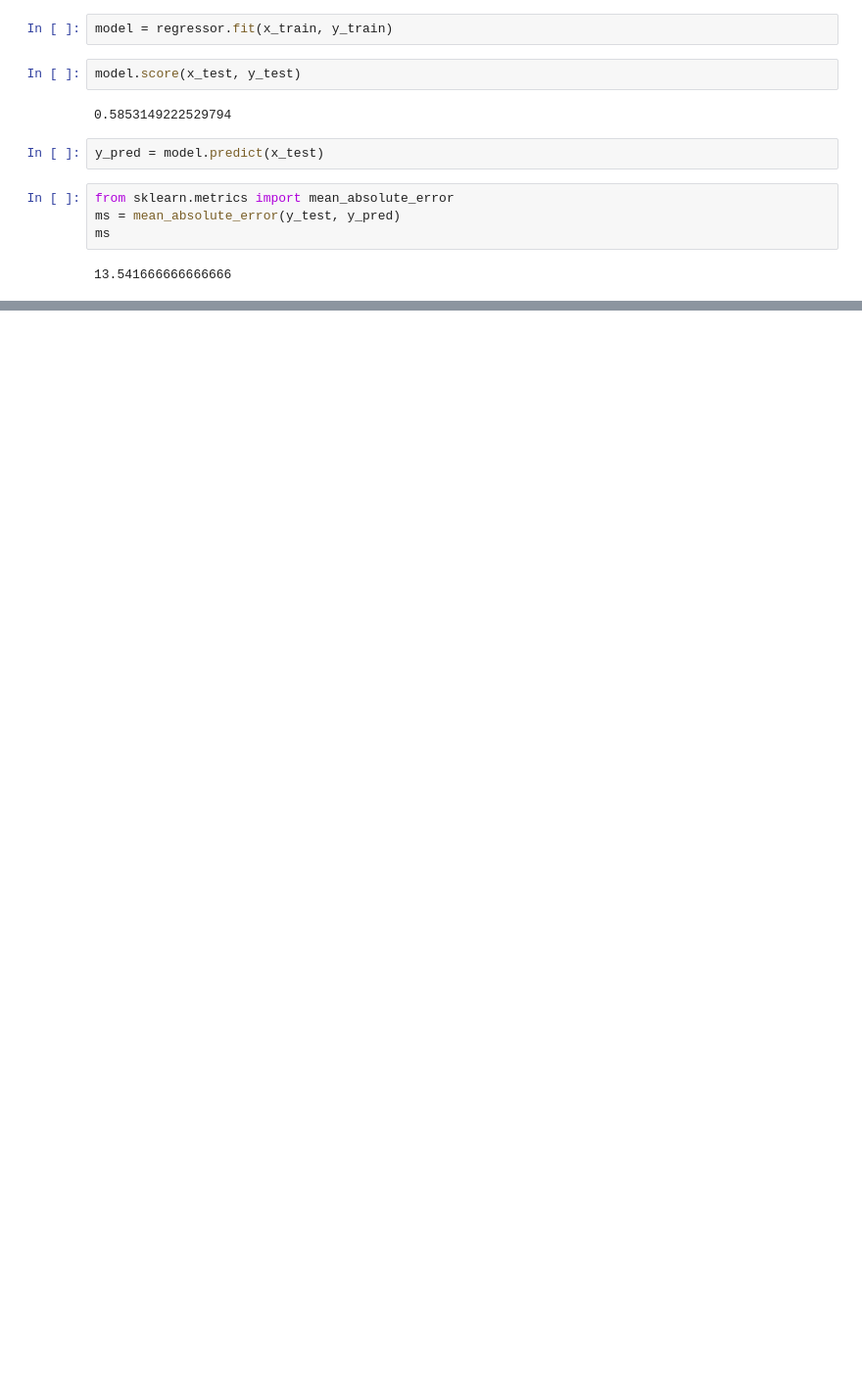
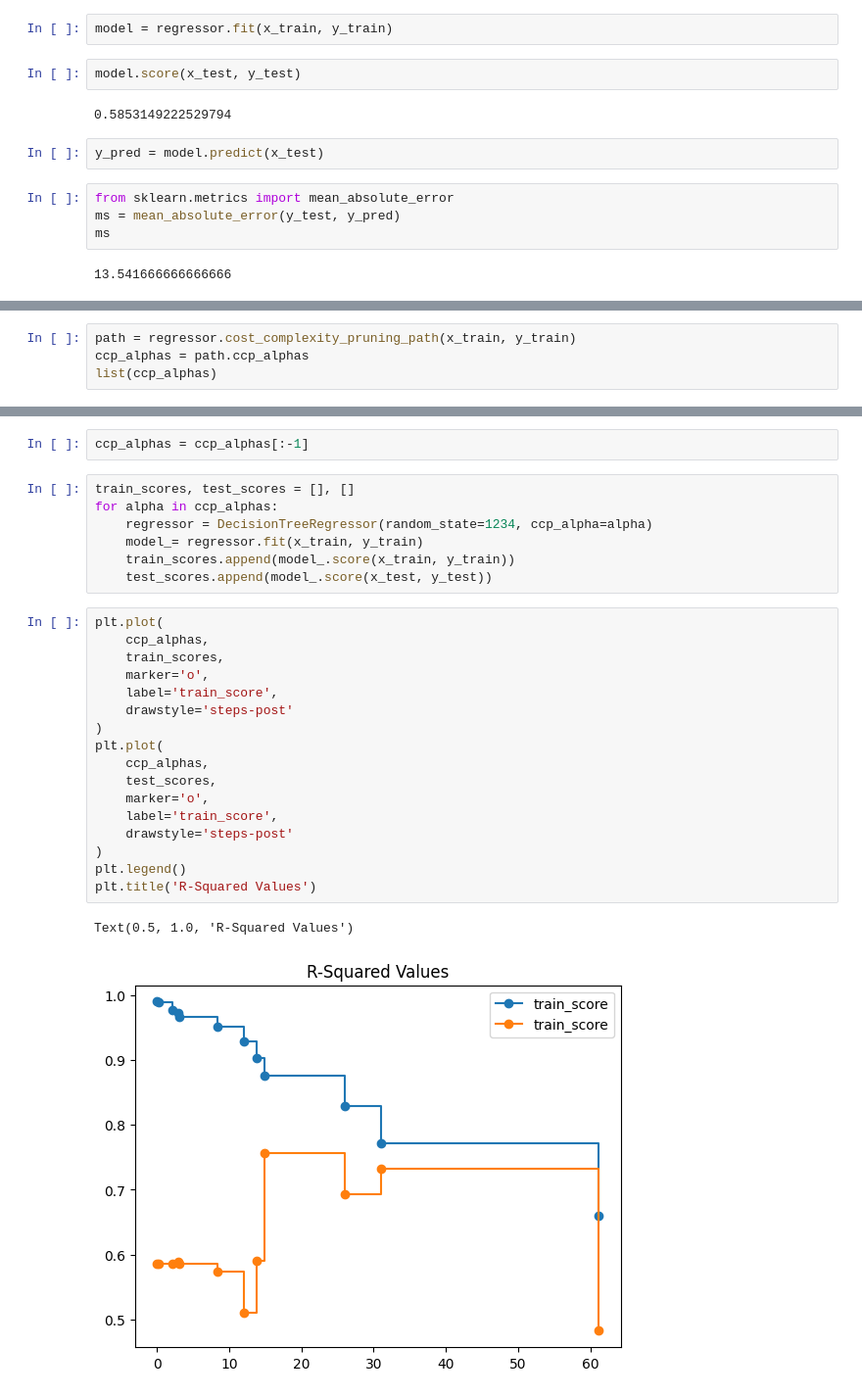
Before and after one commit to Mujeebhussain153/ML-with-Python, a Jupyter notebook: ML with python - Decision -trees/DecisionTreeIncome.ipynb, the cells around one changed output, grey strips where cells are left out. Shown at 98% size. Cells and saved outputs as stored; diff of their text form; blank space fills up the shorter version.

```diff
--- a/ML with python - Decision -trees/DecisionTreeIncome.ipynb
+++ b/ML with python - Decision -trees/DecisionTreeIncome.ipynb
@@ -120,0 +193,4 @@ ms
+# %%
+path = regressor.cost_complexity_pruning_path(x_train, y_train)
+ccp_alphas = path.ccp_alphas
+list(ccp_alphas)
@@ -120,0 +212,29 @@ ms
+# %%
+ccp_alphas = ccp_alphas[:-1]
+# %%
+train_scores, test_scores = [], []
+for alpha in ccp_alphas:
+    regressor = DecisionTreeRegressor(random_state=1234, ccp_alpha=alpha)
+    model_= regressor.fit(x_train, y_train)
+    train_scores.append(model_.score(x_train, y_train))
+    test_scores.append(model_.score(x_test, y_test))
+# %%
+plt.plot(
+    ccp_alphas,
+    train_scores,
+    marker='o',
+    label='train_score',
+    drawstyle='steps-post'
+)
+plt.plot(
+    ccp_alphas,
+    test_scores,
+    marker='o',
+    label='train_score',
+    drawstyle='steps-post'
+)
+plt.legend()
+plt.title('R-Squared Values')
+# %% [output]
+Text(0.5, 1.0, 'R-Squared Values')
+[figure, added]
```
Also changed, not shown: parts of 15 cells of this notebook, 1 other file.
